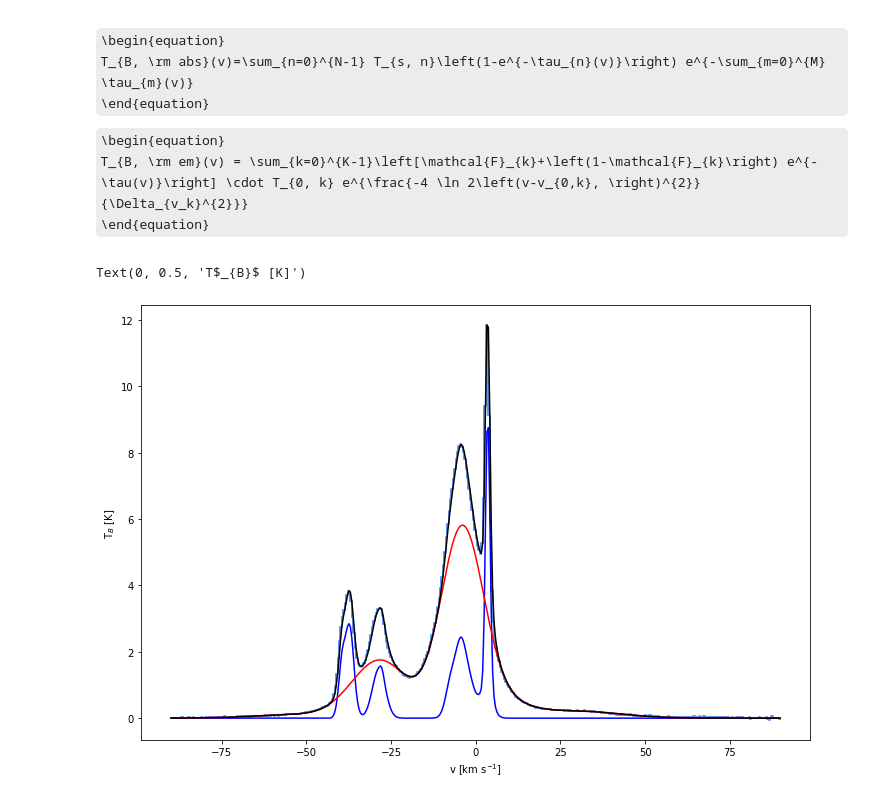
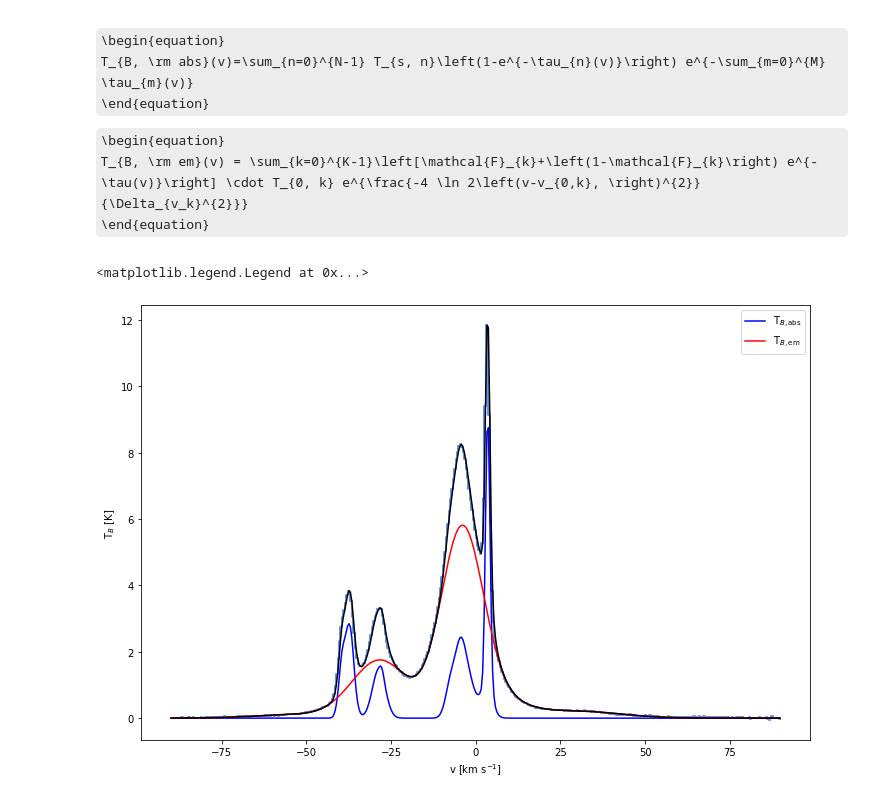
Before and after one commit to antoinemarchal/GASKAP, a Jupyter notebook: GASKAP_absorption.ipynb, the cells around one changed output. Cells and saved outputs as stored; diff of their text form; code cells hidden in the pictures; some formulas as TeX source.

```diff
--- a/GASKAP_absorption.ipynb
+++ b/GASKAP_absorption.ipynb
@@ -263,12 +263,13 @@ for i in np.arange(len(idx_abs)):
 # %%
 plt.figure(figsize=(12,8))
 plt.subplot(1,1,1)
 plt.step(v, cube[:,0], color='cornflowerblue', linewidth=2.)
-plt.plot(v, model_Tb_abs, "-b")
-plt.plot(v, model_Tb_em, "-r")
+plt.plot(v, model_Tb_abs, "-b", label=r"T$_{B,\rm abs}$")
+plt.plot(v, model_Tb_em, "-r", label=r"T$_{B,\rm em}$")
 plt.plot(v, model_cube[:,0], "-k")
 plt.xlabel(r'v [km s$^{-1}$]')
 plt.ylabel(r'T$_{B}$ [K]')
+plt.legend()
 # %% [output]
-Text(0, 0.5, 'T$_{B}$ [K]')
+<matplotlib.legend.Legend at 0x...>
-[figure, old version]
+[figure, new version]
```
